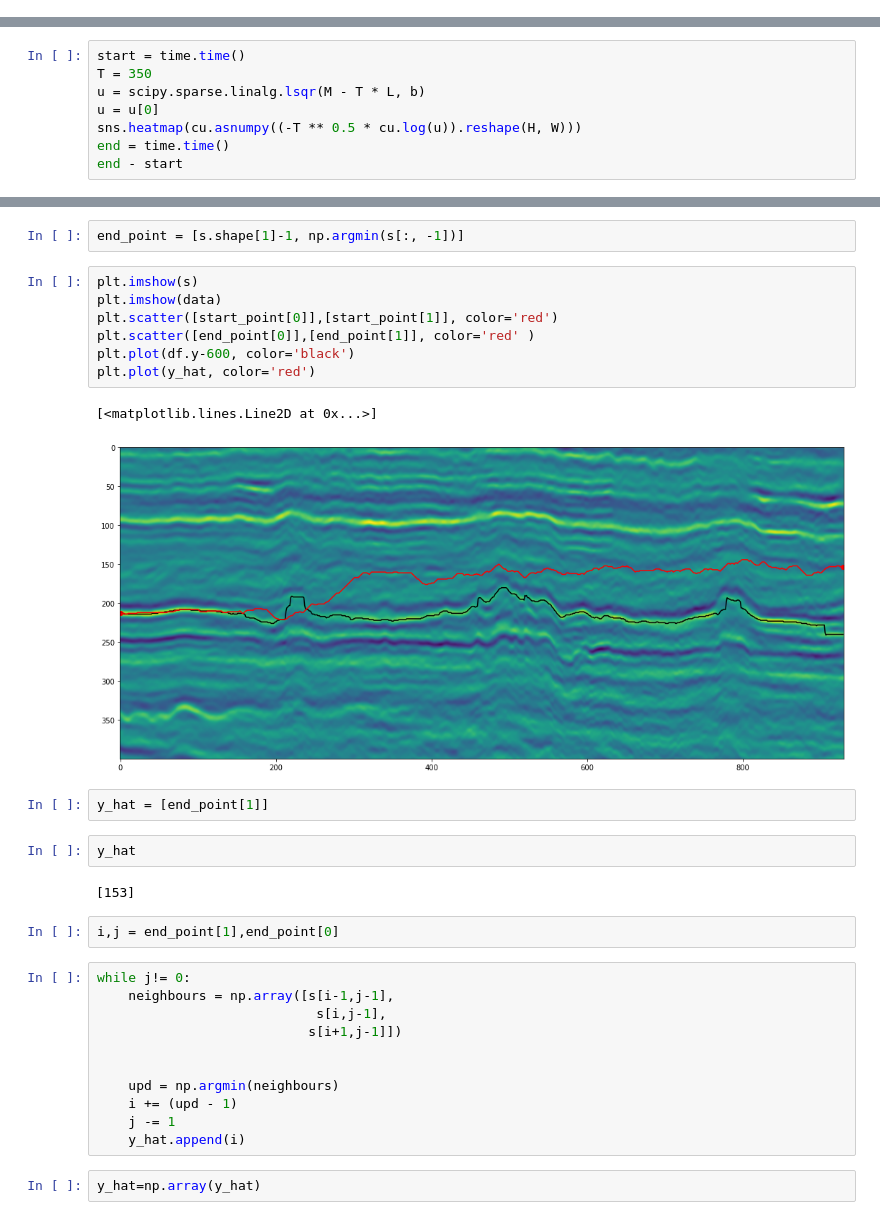
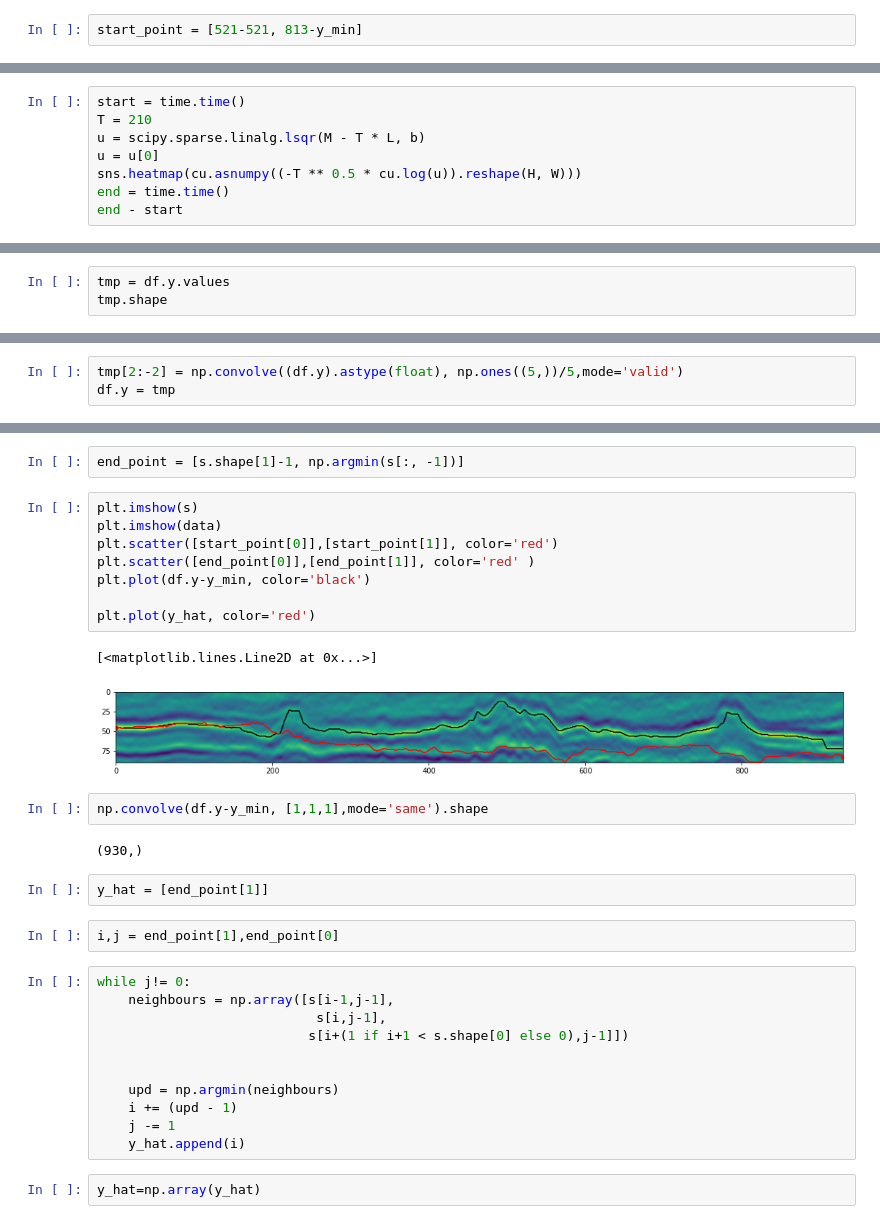
Before and after one commit to adelkaiarullin/shortest-path, a Jupyter notebook: heat.ipynb, the cells around one changed output, grey strips where cells are left out. Cells and saved outputs as stored; diff of their text form.

```diff
--- a/heat.ipynb
+++ b/heat.ipynb
@@ -60,3 +63,5 @@ start_point = [0, 213]
+# %%
+start_point = [521-521, 813-y_min]
 # %%
 plt.imshow(data)
 plt.scatter([start_point[0]],[start_point[1]], color='red')
@@ -269,6 +296,6 @@ dtype('float32')
 # %%
 start = time.time()
-T = 350
+T = 210
 u = scipy.sparse.linalg.lsqr(M - T * L, b)
 u = u[0]
 sns.heatmap(cu.asnumpy((-T ** 0.5 * cu.log(u)).reshape(H, W)))
@@ -289,2 +306,5 @@ plt.plot(df.y-600, color='black')
 # %%
 df = pd.read_csv('my_submission_evrstc21.csv')
+# %%
+tmp = df.y.values
+tmp.shape
@@ -290,0 +317,3 @@ df = pd.read_csv('my_submission_evrstc21.csv')
+# %%
+tmp[2:-2] = np.convolve((df.y).astype(float), np.ones((5,))/5,mode='valid')
+df.y = tmp
@@ -293,26 +331,27 @@ end_point = [s.shape[1]-1, np.argmin(s[:, -1])]
 # %%
 plt.imshow(s)
 plt.imshow(data)
 plt.scatter([start_point[0]],[start_point[1]], color='red')
 plt.scatter([end_point[0]],[end_point[1]], color='red' )
-plt.plot(df.y-600, color='black')
+plt.plot(df.y-y_min, color='black')
+
 plt.plot(y_hat, color='red')
 # %% [output]
 [<matplotlib.lines.Line2D at 0x...>]
-[figure, old version]
+[figure, new version]
+# %%
+np.convolve(df.y-y_min, [1,1,1],mode='same').shape
+# %% [output]
+(930,)
 # %%
 y_hat = [end_point[1]]
-# %%
-y_hat
-# %% [output]
-[153]
 # %%
 i,j = end_point[1],end_point[0]
 # %%
 while j!= 0:
     neighbours = np.array([s[i-1,j-1],
                             s[i,j-1],
-                           s[i+1,j-1]])
+                           s[i+(1 if i+1 < s.shape[0] else 0),j-1]])
 
 
     upd = np.argmin(neighbours)
```
Also changed, not shown: parts of 21 cells of this notebook, 1 other file.
